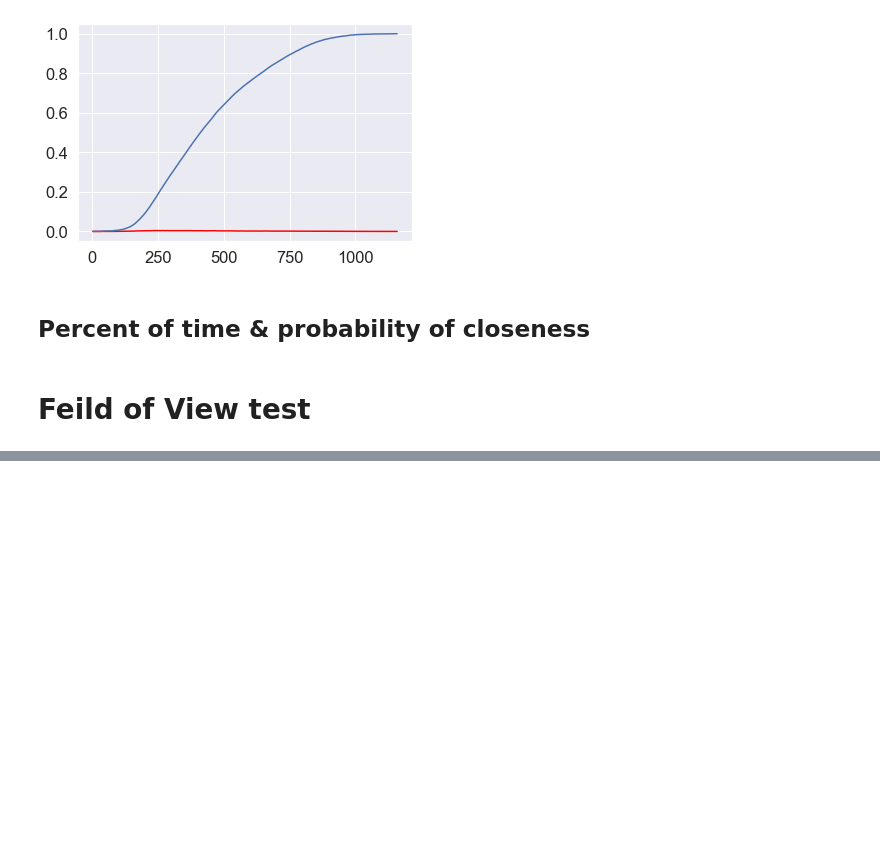
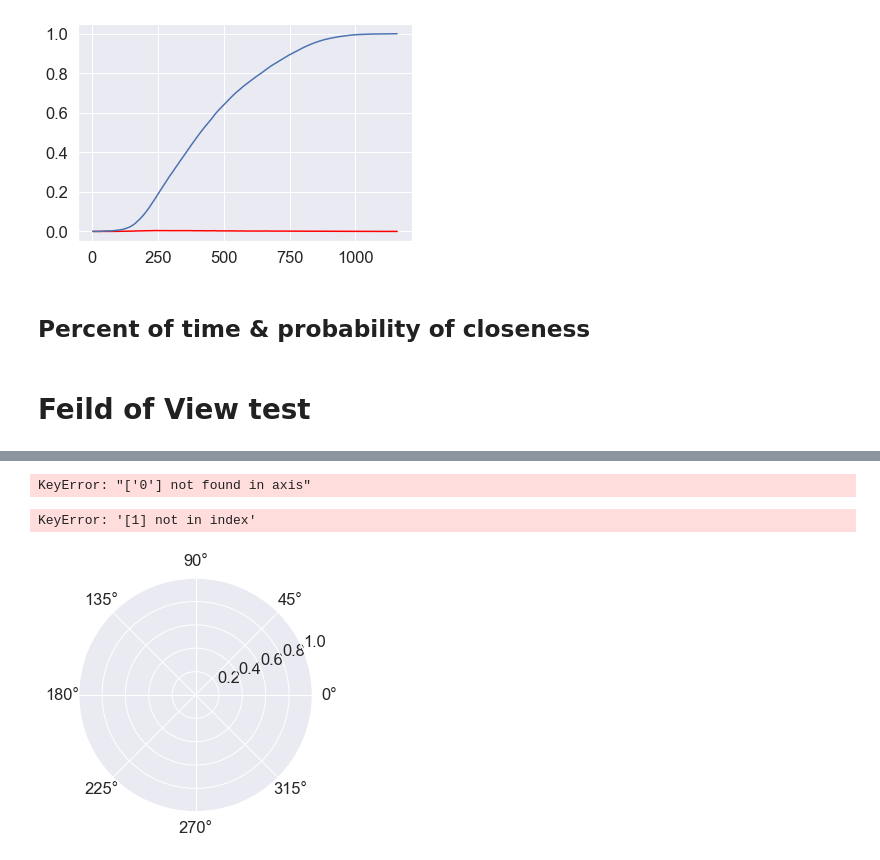
Before and after one commit to Frost-Lab-Utah/DLC, a Jupyter notebook: DLC_WT_social_trial.ipynb, the cells around one changed output, grey strips where cells are left out. Saved outputs shown, nothing was run; the diff lists cells and outputs as text; code cells hidden in the pictures; blank space fills up the shorter version.

```diff
--- a/DLC_WT_social_trial.ipynb
+++ b/DLC_WT_social_trial.ipynb
@@ -816,0 +826,24 @@ http://www.roguebasin.com/index.php?title=Permissive_Field_of_View_in_Python
+# %%
+#cage1_imputed_df.astype('float')
+cage1_Hfov_trial=(np.arctan2(cage1_imputed_df['HomeMouse_Snout_y'],cage1_imputed_df['HomeMouse_Snout_x'])/math.pi*180).to_frame('M1')
+cage1_Ufov_trial=(np.arctan2(cage1_imputed_df['UnfamiliarMouse_Snout_y'],cage1_imputed_df['UnfamiliarMouse_Snout_x'])/math.pi*180).to_frame('M2')
+cage1_Ffov_trial=(np.arctan2(cage1_imputed_df['FamiliarMouse_Snout_y'],cage1_imputed_df['FamiliarMouse_Snout_x'])/math.pi*180).to_frame('M3')
+
+cage1_Hfov_trial=pd.melt(cage1_Hfov_trial, var_name='Mouse Snout', value_name='Angle From Origin')
+cage1_Ufov_trial=pd.melt(cage1_Ufov_trial, var_name='Mouse Snout', value_name='Angle From Origin')
+cage1_Ffov_trial=pd.melt(cage1_Ffov_trial, var_name='Mouse Snout', value_name='Angle From Origin')
+
+cage1_fov_trial_df=cage1_Hfov_trial.append(['cage1_Ufov_trial','cage1_Ffov_trial'])
+cage1_fov_trial_df=cage1_fov_trial_df.drop(columns=['0'])
+cage1_fov_trial_df.head()
+# %% [output]
+KeyError: "['0'] not found in axis"
+# %%
+g = sns.FacetGrid(cage1_fov_trial_df, col="Mouse Snout", #hue="Mouse Snout",
+                  subplot_kws=dict(projection='polar'), height=4.5,
+                  sharex=False, sharey=False, despine=False)
+g.map(sns.scatterplot,'Angle From Origin',1
+     )
+# %% [output]
+KeyError: '[1] not in index'
+[figure, added]
```
Also changed, not shown: parts of 13 cells of this notebook.
